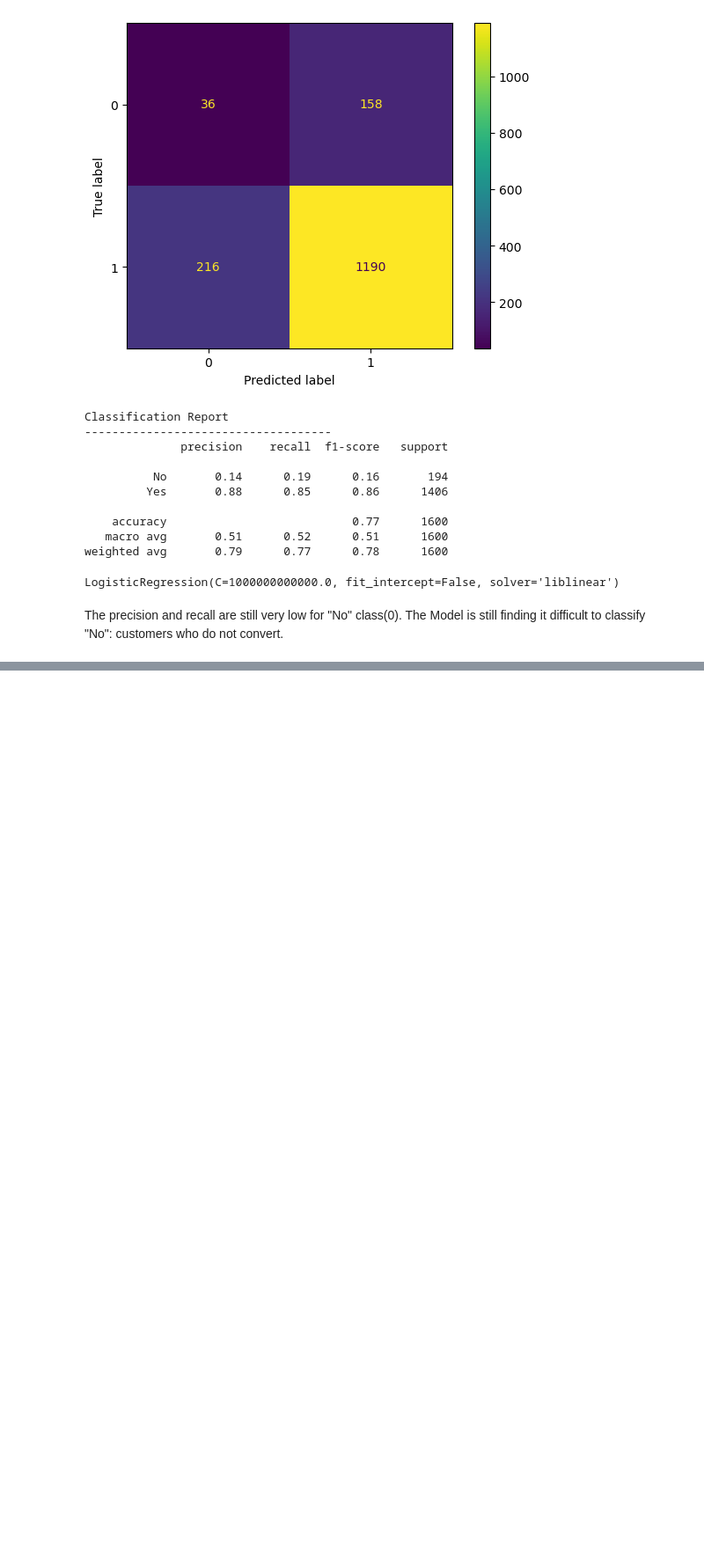
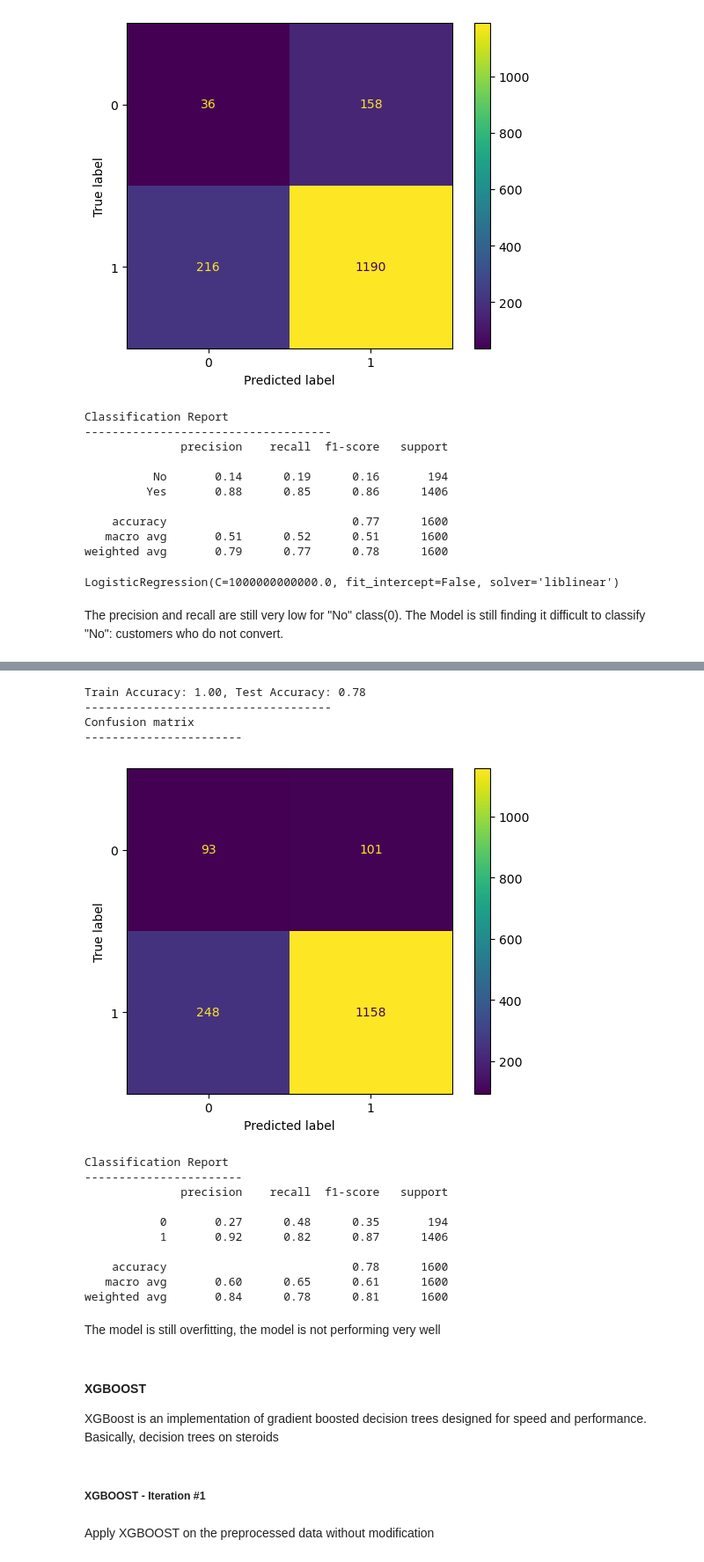
Before and after one commit to am-eric/DigitalMarketing-Analytics, a Jupyter notebook: analysis.ipynb, the cells around one changed output, grey strips where cells are left out. Shown at 88% size. Drawn from its saved outputs; the diff is of its cells as text; code cells hidden in the pictures; blank space fills up the shorter version.

```diff
--- a/analysis.ipynb
+++ b/analysis.ipynb
@@ -759,0 +872,43 @@ weighted avg       0.85      0.84      0.84      1600
+# %%
+# feature selection using KBest
+selector =  SelectKBest(score_func=mutual_info_classif)
+
+#fit data
+X_train_dt_kbest = selector.fit_transform(X_train_preprocessed, y_train)
+
+#transform test data
+X_test_dt_kbest = selector.transform(X_test_preprocessed)
+# %%
+# applying smote
+smote = SMOTE()
+
+X_train_dt_kbest_resampled, y_train_dt_kbest_resampled = smote.fit_resample(X_train_dt_kbest, y_train)
+
+# call model
+dtmodel(X_train_dt_kbest_resampled, X_test_dt_kbest, y_train_dt_kbest_resampled, y_test)
+# %% [output]
+Train Accuracy: 1.00, Test Accuracy: 0.78
+------------------------------------
+Confusion matrix
+-----------------------
+[figure, added]
+Classification Report
+-----------------------
+              precision    recall  f1-score   support
+
+           0       0.27      0.48      0.35       194
+           1       0.92      0.82      0.87      1406
+
+    accuracy                           0.78      1600
+   macro avg       0.60      0.65      0.61      1600
+weighted avg       0.84      0.78      0.81      1600
+# %% [markdown]
+The model is still overfitting, the model is not performing very well
+# %% [markdown]
+#### XGBOOST
+
+XGBoost is an implementation of gradient boosted decision trees designed for speed and performance. Basically, decision trees on steroids
+# %% [markdown]
+##### XGBOOST - Iteration #1
+# %% [markdown]
+Apply XGBOOST on the preprocessed data without modification
```
Also changed, not shown: parts of 81 cells of this notebook.
